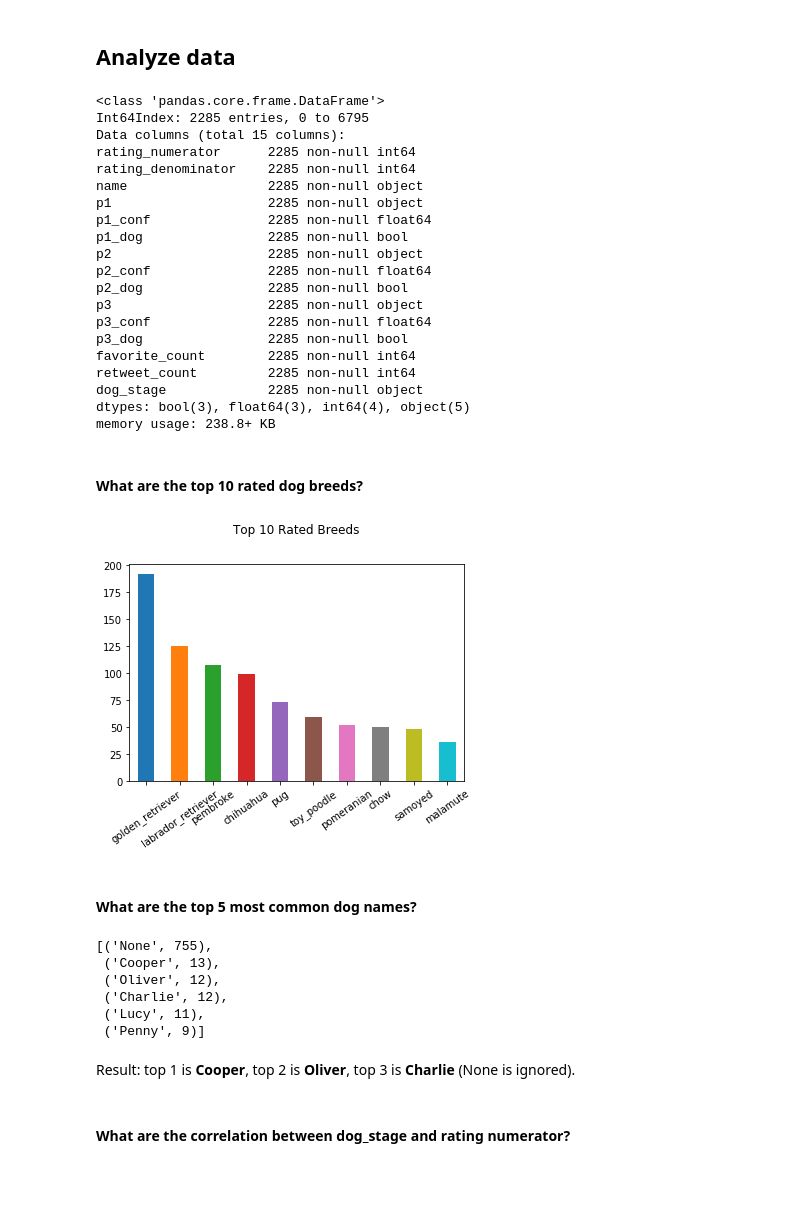
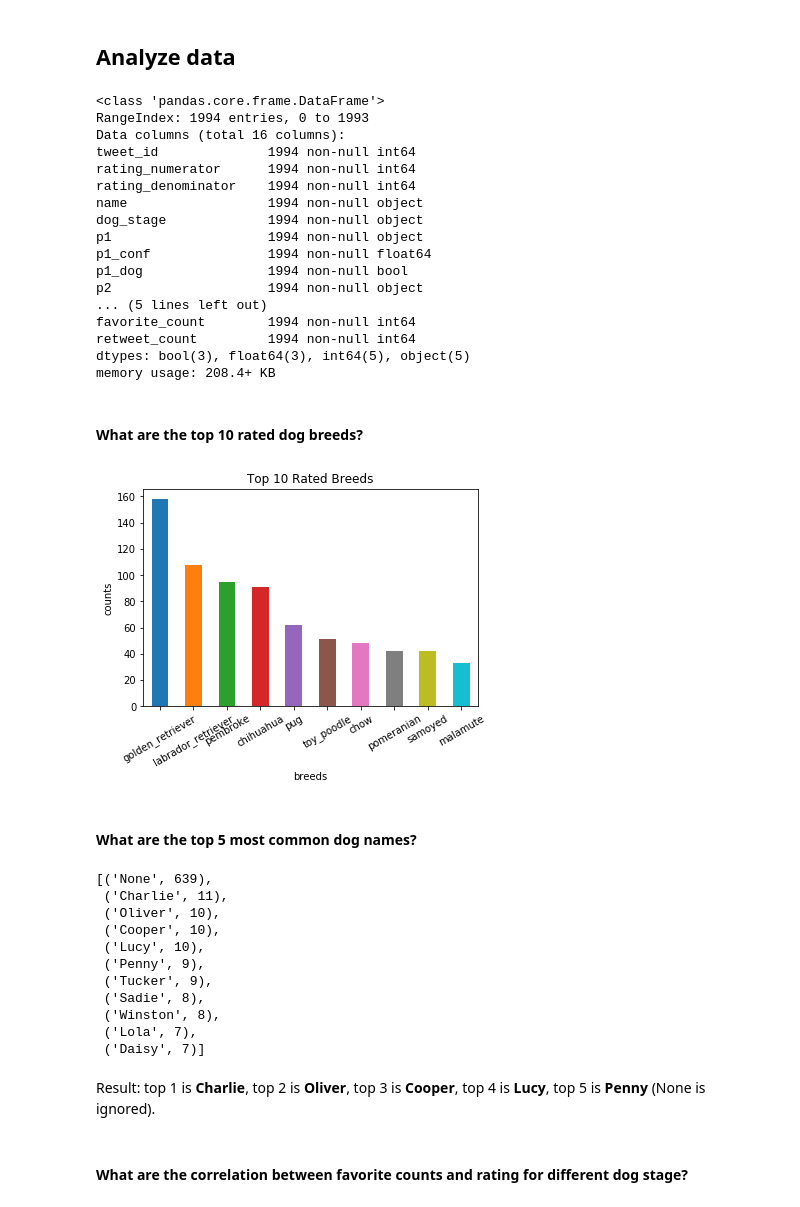
Before and after one commit to ponggolin/Wrangle-and-Analyze-Data, a Jupyter notebook: wrangle_act.ipynb, the cells around one changed output. Saved outputs shown, nothing was run; the diff lists cells and outputs as text; code cells hidden in the pictures; blank space fills up the shorter version.

```diff
--- a/wrangle_act.ipynb
+++ b/wrangle_act.ipynb
@@ -624,30 +703,27 @@ df_clean_twitter_archive.to_csv('twitter_archive_master.csv')
 # %% [markdown]
 ## Analyze data
 # %%
-# Read the clean file and ignore the unname column
-df = pd.read_csv('twitter_archive_master.csv', index_col=0)
+# Read the clean csv file as new data frame.
+df = pd.read_csv('twitter_archive_master.csv')
 df.info()
 # %% [output]
 <class 'pandas.core.frame.DataFrame'>
-Int64Index: 2285 entries, 0 to 6795
-Data columns (total 15 columns):
-rating_numerator      2285 non-null int64
-rating_denominator    2285 non-null int64
-name                  2285 non-null object
-p1                    2285 non-null object
-p1_conf               2285 non-null float64
-p1_dog                2285 non-null bool
-p2                    2285 non-null object
-p2_conf               2285 non-null float64
-p2_dog                2285 non-null bool
-p3                    2285 non-null object
-p3_conf               2285 non-null float64
-p3_dog                2285 non-null bool
-favorite_count        2285 non-null int64
-retweet_count         2285 non-null int64
-dog_stage             2285 non-null object
-dtypes: bool(3), float64(3), int64(4), object(5)
-memory usage: 238.8+ KB
+RangeIndex: 1994 entries, 0 to 1993
+Data columns (total 16 columns):
+tweet_id              1994 non-null int64
+rating_numerator      1994 non-null int64
+rating_denominator    1994 non-null int64
+name                  1994 non-null object
+dog_stage             1994 non-null object
+p1                    1994 non-null object
+p1_conf               1994 non-null float64
+p1_dog                1994 non-null bool
+p2                    1994 non-null object
+... (5 lines left out)
+favorite_count        1994 non-null int64
+retweet_count         1994 non-null int64
+dtypes: bool(3), float64(3), int64(5), object(5)
+memory usage: 208.4+ KB
 # %% [markdown]
 #### What are the top 10 rated dog breeds?
 # %%
@@ -676,22 +752,29 @@ df['confidence'] = conf
 # %%
 # Ignore 'unknown' and draw a bar char.
 top_dog = df[df['breed'] != 'unknown']
-top_dog['breed'].value_counts()[0:10].plot(kind='bar', rot=35)
-plt.title('Top 10 Rated Breeds');
+plt.title('Top 10 Rated Breeds')
+plt.ylabel('counts')
+plt.xlabel('breeds')
+top_dog['breed'].value_counts()[0:10].plot(kind='bar', rot=30);
 # %% [output]
-[figure, old version]
+[figure, new version]
 # %% [markdown]
 #### What are the top 5 most common dog names?
 # %%
-Counter(df['name']).most_common(6)
+Counter(df['name']).most_common(11)
 # %% [output]
-[('None', 755),
- ('Cooper', 13),
- ('Oliver', 12),
- ('Charlie', 12),
- ('Lucy', 11),
- ('Penny', 9)]
+[('None', 639),
+ ('Charlie', 11),
+ ('Oliver', 10),
+ ('Cooper', 10),
+ ('Lucy', 10),
+ ('Penny', 9),
+ ('Tucker', 9),
+ ('Sadie', 8),
+ ('Winston', 8),
+ ('Lola', 7),
+ ('Daisy', 7)]
 # %% [markdown]
-Result: top 1 is **Cooper**, top 2 is **Oliver**, top 3 is **Charlie** (None is ignored).
+Result: top 1 is **Charlie**, top 2 is **Oliver**, top 3 is **Cooper**, top 4 is **Lucy**, top 5 is **Penny** (None is ignored).
 # %% [markdown]
-#### What are the correlation between dog_stage and rating numerator?
+#### What are the correlation between favorite counts and rating for different dog stage?
```
Also changed, not shown: parts of 77 cells of this notebook.
